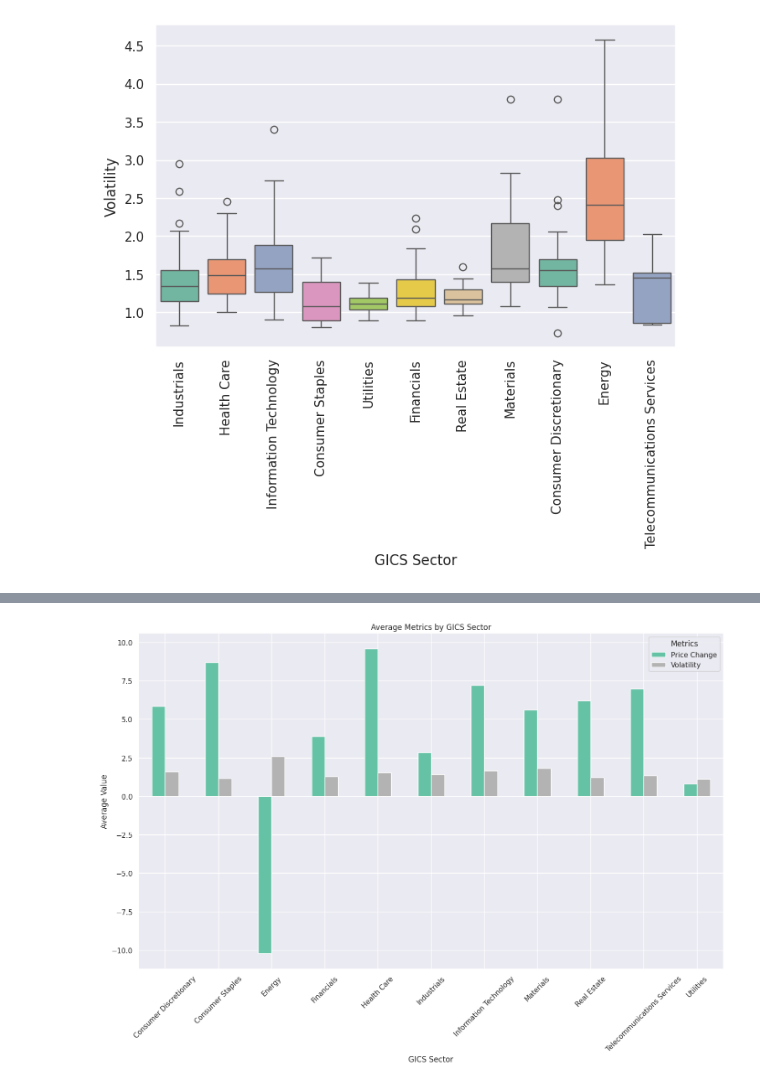
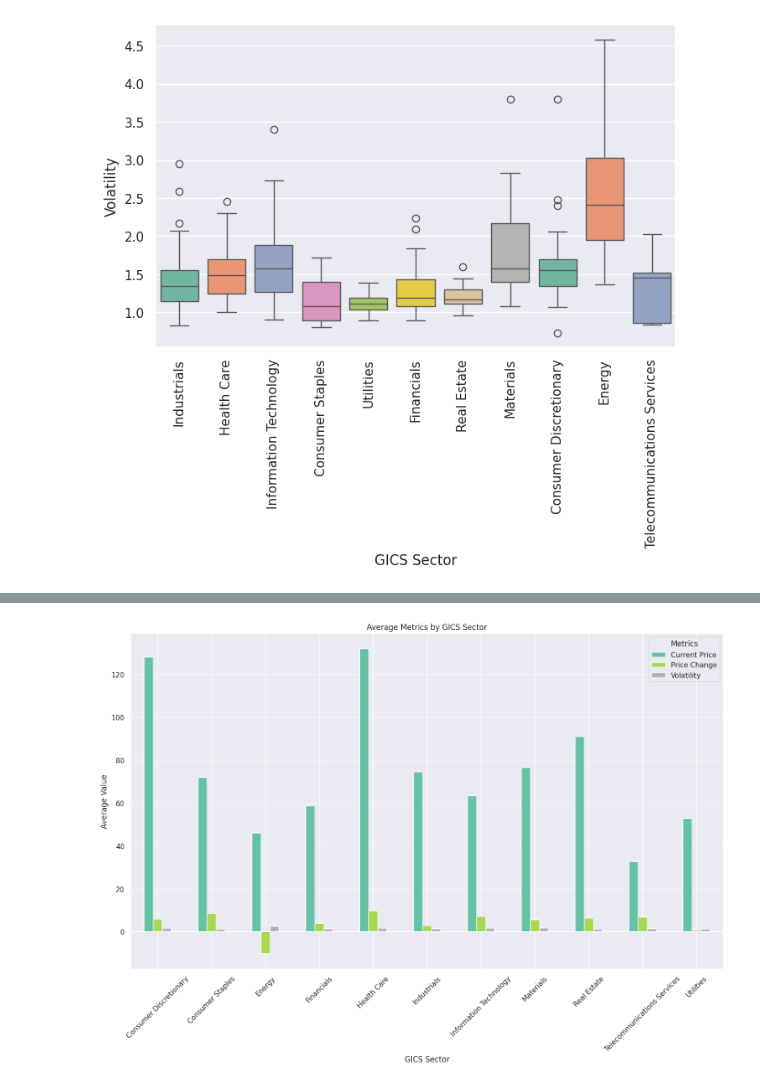
Before and after one commit to Rajesh2015/Trade-Ahead-Prediction, a Jupyter notebook: trade-ahead-solution.ipynb, the cells around one changed output, grey strips where cells are left out. Drawn from its saved outputs; the diff is of its cells as text; code cells hidden in the pictures.

```diff
--- a/trade-ahead-solution.ipynb
+++ b/trade-ahead-solution.ipynb
@@ -909,4 +919,4 @@ plot_boxplot(trade_ahead_df, 'GICS Sector', 'Volatility');
 # %%
-plot_avg_metrics_by_category(trade_ahead_df,'GICS Sector',['Price Change','Volatility'],'Average Metrics by GICS Sector','GICS Sector','Average Value')
+plot_avg_metrics_by_category(trade_ahead_df,'GICS Sector',['Current Price','Price Change','Volatility'],'Average Metrics by GICS Sector','GICS Sector','Average Value')
 # %% [output]
-[figure, old version]
+[figure, new version]
```
Also changed, not shown: parts of 4 cells of this notebook.
